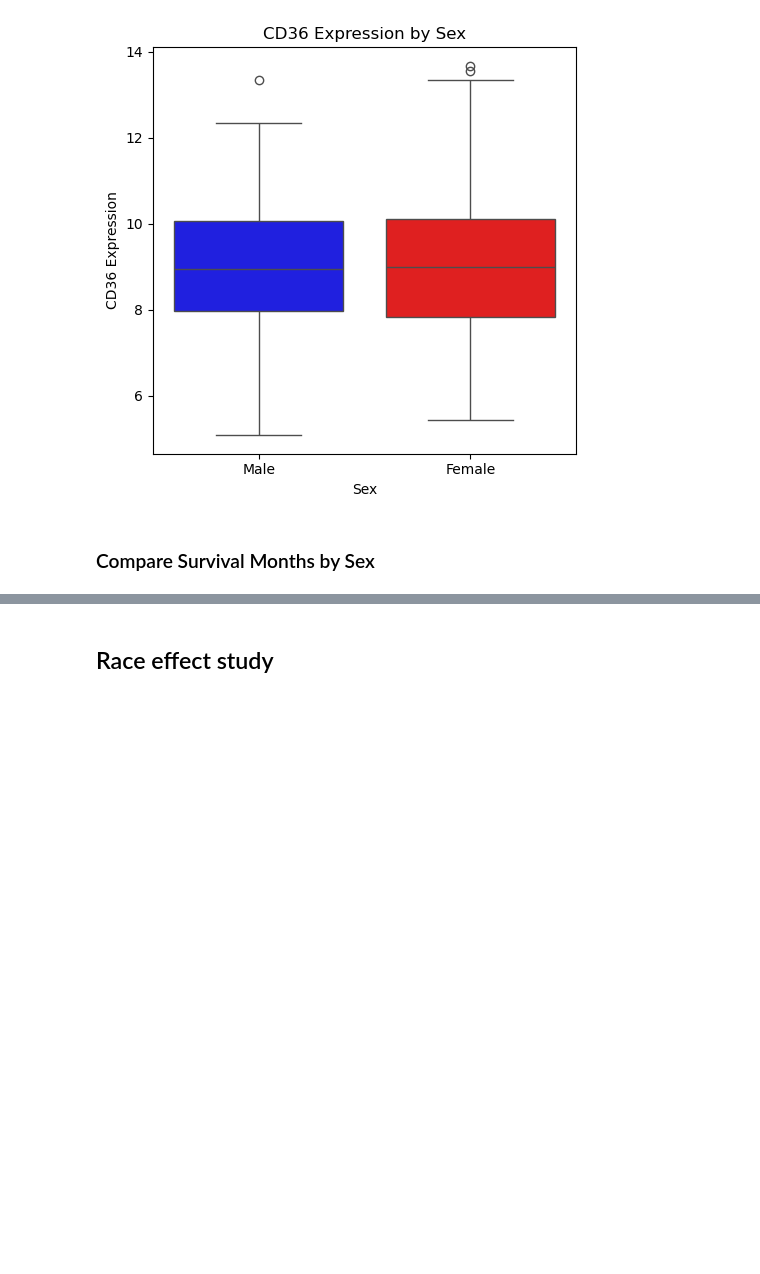
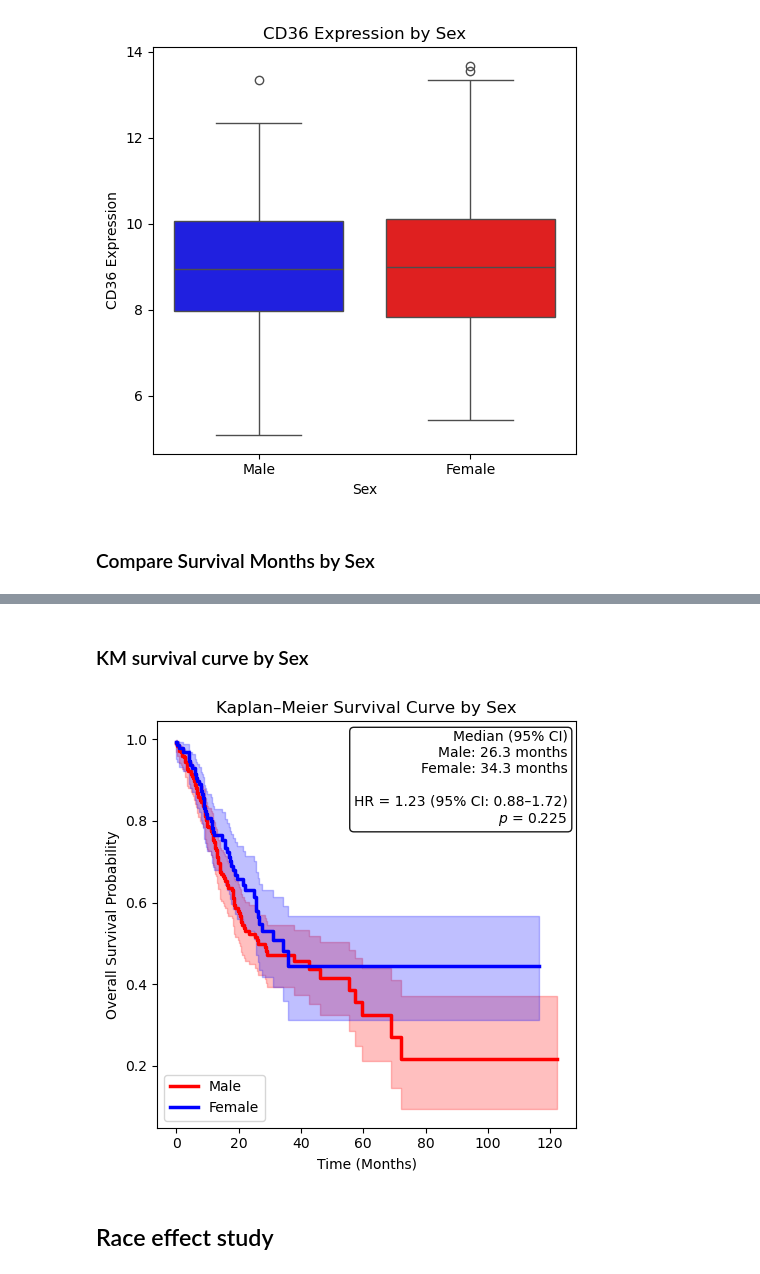
Before and after one commit to atanugiri/gastric-cancer, a Jupyter notebook: 01_Data_Analysis.ipynb, the cells around one changed output, grey strips where cells are left out. Saved outputs shown, nothing was run; the diff lists cells and outputs as text; code cells hidden in the pictures; blank space fills up the shorter version.

```diff
--- a/01_Data_Analysis.ipynb
+++ b/01_Data_Analysis.ipynb
@@ -451,3 +337,20 @@ plt.show()
+# %% [markdown]
+### KM survival curve by Sex
+# %%
+import importlib
+import plot_km_with_hr
+importlib.reload(plot_km_with_hr)
+from plot_km_with_hr import plot_km_with_hr
+
+cph_sex = plot_km_with_hr(
+    clinical_df=df_expr_split,
+    time_col="Overall Survival (Months)",
+    event_col="Overall Survival Status",
+    group_col="Sex",
+    group_high_label="Male",       # coded as 1
+)
+# %% [output]
+[figure, added]
 # %% [markdown]
 ## Race effect study
 # %% [markdown]
```
Also changed, not shown: parts of 18 cells of this notebook.
